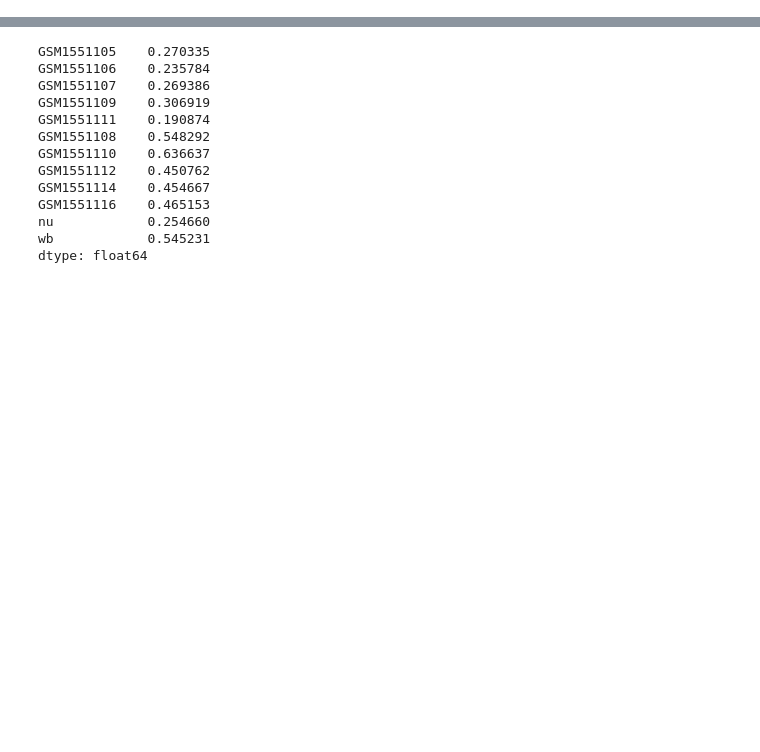
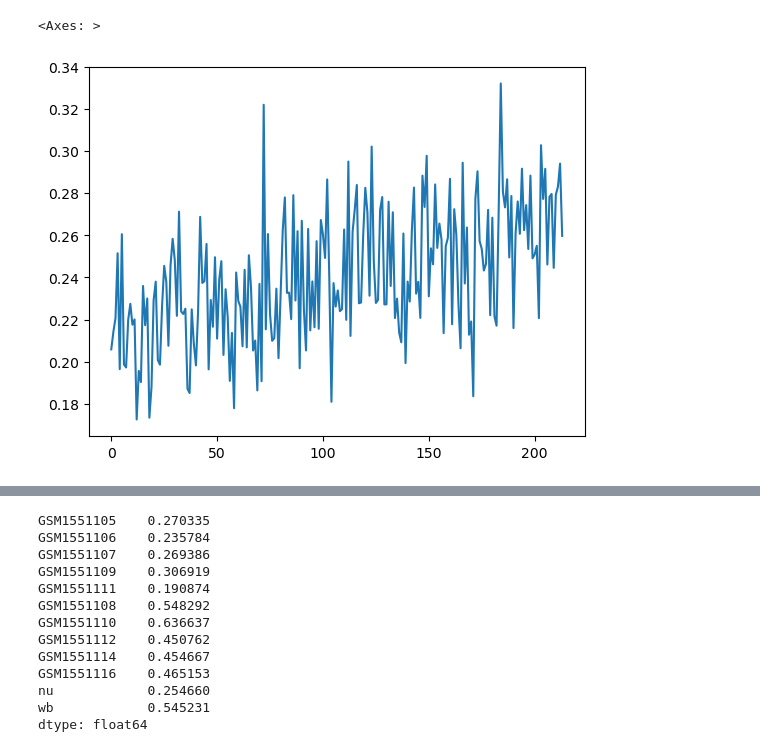
Before and after one commit to moqri/epi_deconv, a Jupyter notebook: sort.ipynb, the cells around one changed output, grey strips where cells are left out. Saved outputs shown, nothing was run; the diff lists cells and outputs as text; code cells hidden in the pictures; blank space fills up the shorter version.

```diff
--- a/sort.ipynb
+++ b/sort.ipynb
@@ -51,0 +33,7 @@ t=t.clip(0,1)
+# %%
+age=pd.read_table('https://ftp.ncbi.nlm.nih.gov/geo/series/GSE56nnn/GSE56581/matrix/GSE56581_series_matrix.txt.gz',skiprows=40,
+             index_col=0).iloc[10].str.strip('age (yrs): ').astype(int)
+# %%
+dg=t.T
+# %%
+dg['age']=age.values
@@ -51,0 +43,5 @@ t=t.clip(0,1)
+# %%
+dg.sort_values('age').reset_index()['cg08097417'].plot()
+# %% [output]
+<Axes: >
+[figure, added]
```
Also changed, not shown: parts of 41 cells of this notebook, 15 other files.
